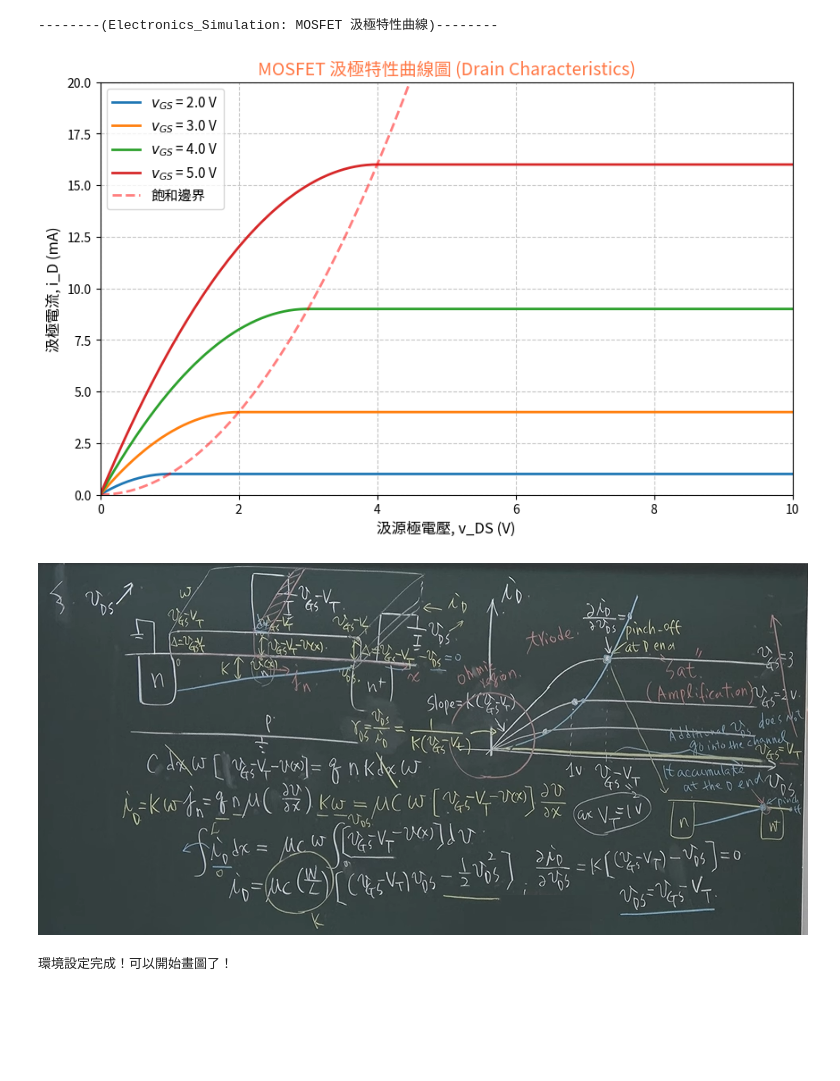
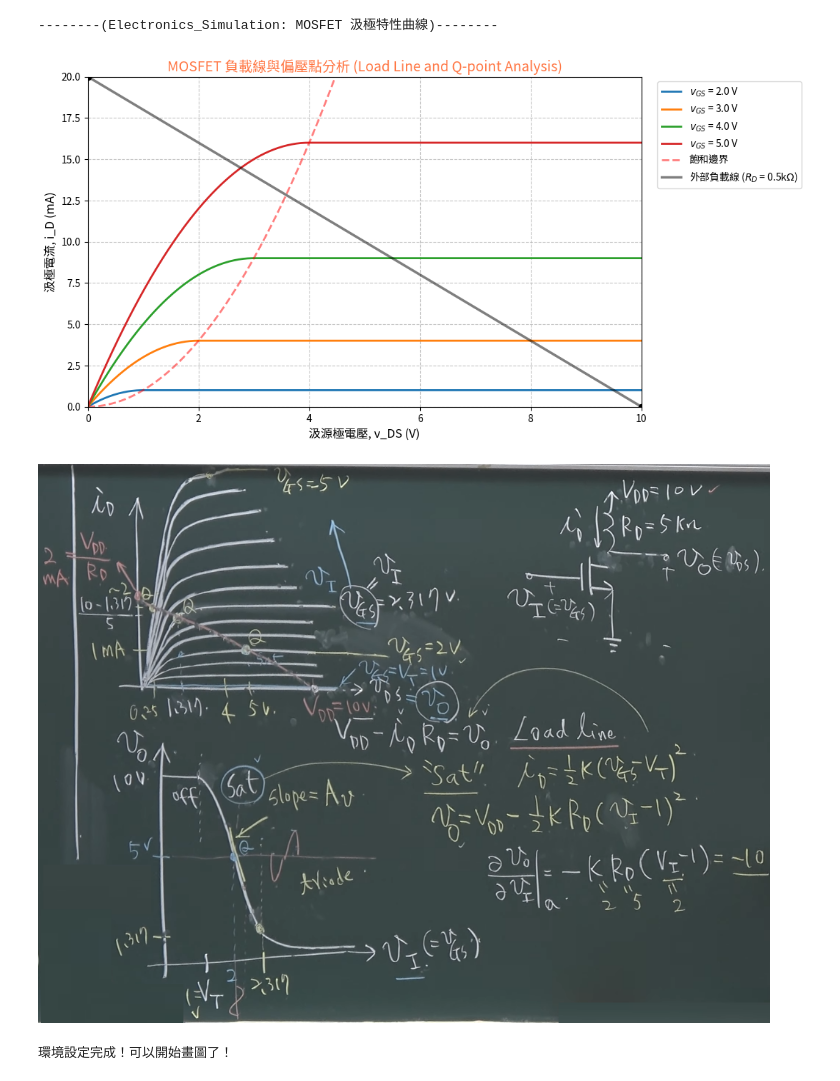
Before and after one commit to u9828057/Python_Practice, a Jupyter notebook: Electronics_with_Python/Electronics_Simulation_Day26_08_19_MOSFET_汲極特性曲線_.ipynb, the cells around one changed output. Drawn from its saved outputs; the diff is of its cells as text; code cells hidden in the pictures; blank space fills up the shorter version.

```diff
--- a/Electronics_with_Python/Electronics_Simulation_Day26_08_19_MOSFET_汲極特性曲線_.ipynb
+++ b/Electronics_with_Python/Electronics_Simulation_Day26_08_19_MOSFET_汲極特性曲線_.ipynb
@@ -4,6 +4,9 @@
 import numpy as np
 import matplotlib.pyplot as plt
 print("--------(Electronics_Simulation: MOSFET 汲極特性曲線)--------\n")
+
+# 4.3.3. 輸入輸出電壓特性 Input-output voltage characteristics
+
 
 #========================
 # ◇1. 設定元件參數
@@ -61,37 +64,58 @@ i_D_boundary = K * 0.5 * (v_DS)**2
 # 2. 繪圖需求：因為這張圖表的 X 軸是連續變數 v_DS (包含 500 個刻度)
 #    - 如果用 0.5 * K * (v_GS - V_T)**2，只能算出那 4 條曲線轉折的「4 個獨立點」
 #    - 將條件代入替換成 0.5 * K * (v_DS**2)，電腦才能順著 X 軸，
 #      畫出一條貫穿整張圖表的「連續拋物線軌跡」
 
 # 劃出這條紅色的邊界拋物線
 plt.plot(v_DS, i_D_boundary*1000, "r--",
          label="飽和邊界", linewidth=2, alpha=0.5
     )
 
 
+#-------------------------------------------
+# ◇疊加外部 KVL 負載線 (Load Line)
+#-------------------------------------------
+V_DD = 10.0  # 汲極電壓電源 (V)
+R_D = 5e2   # 汲極電阻 (Ohm)
+
+# 根據直線方程式計算對應的電流陣列
+# 為了配合圖表的 mA 單位，最後必須乘上 1000
+i_D_loadline = ((V_DD - v_DS)/R_D) * 1000
+
+# 繪製負載線 (使用黑色粗實線)
+plt.plot(v_DS, i_D_loadline,
+    color="black", linestyle="-", linewidth=2.5, alpha=0.5,
+    label=rf"外部負載線 ($R_D$ = {R_D/1000:.1f}k$\Omega$)"
+    )
+
+# 視覺化小技巧: 標示 X 軸與 Y 軸的截距點
+plt.plot(V_DD, 0, "ko", markersize=6)        # X 軸截距
+plt.plot(0, (V_DD/R_D)*1000, "ko", markersize=6)  # Y 軸截距
+
+
 #==============================
 # ◇5. 數據視覺化格式設定
 #==============================
 
-plt.title("MOSFET 汲極特性曲線圖 (Drain Characteristics)",
+plt.title("MOSFET 負載線與偏壓點分析 (Load Line and Q-point Analysis)",
           fontsize=14, fontweight="bold",
           color="#FF7744"
     )
 plt.xlabel("汲源極電壓, v_DS (V)", fontsize=12)
 plt.ylabel("汲極電流, i_D (mA)", fontsize=12)
 plt.grid(True, linestyle="--", alpha=0.7)
-plt.legend(fontsize=11)
+plt.legend(fontsize=10, loc="upper left", bbox_to_anchor=(1.02, 1))
 
 # 限制坐標軸顯示範圍
 plt.xlim(0, 10)
 plt.ylim(0, 20)
 
 # 將畫好的圖存成高畫質 PNG 檔，並顯示圖片
-plt.savefig("MOSFET 汲極特性曲線圖.png", dpi=300, bbox_inches="tight")
+plt.savefig("MOSFET 負載線與偏壓點分析.png", dpi=300, bbox_inches="tight")
 plt.show()
 # %% [output]
 --------(Electronics_Simulation: MOSFET 汲極特性曲線)--------
-[figure, old version]
+[figure, new version]
 # %%
 #================================================================
 # §理想 MOSFET 模型的汲極電流 i_D 在不同工作區的方程式
@@ -117,5 +154,5 @@ plt.show()
 # %% [markdown]
-![4.2.2 三極管與飽和區 Triode and saturation regions.png](embedded-picture-1-old)
+![4.3.3. 輸入輸出電壓特性 Input-output voltage characteristics.png](embedded-picture-1-new)
 # %%
 #=========================================
 # --- Colab 畫圖中文顯示起手式 ---
```
Also changed, not shown: parts of 1 cell of this notebook.
